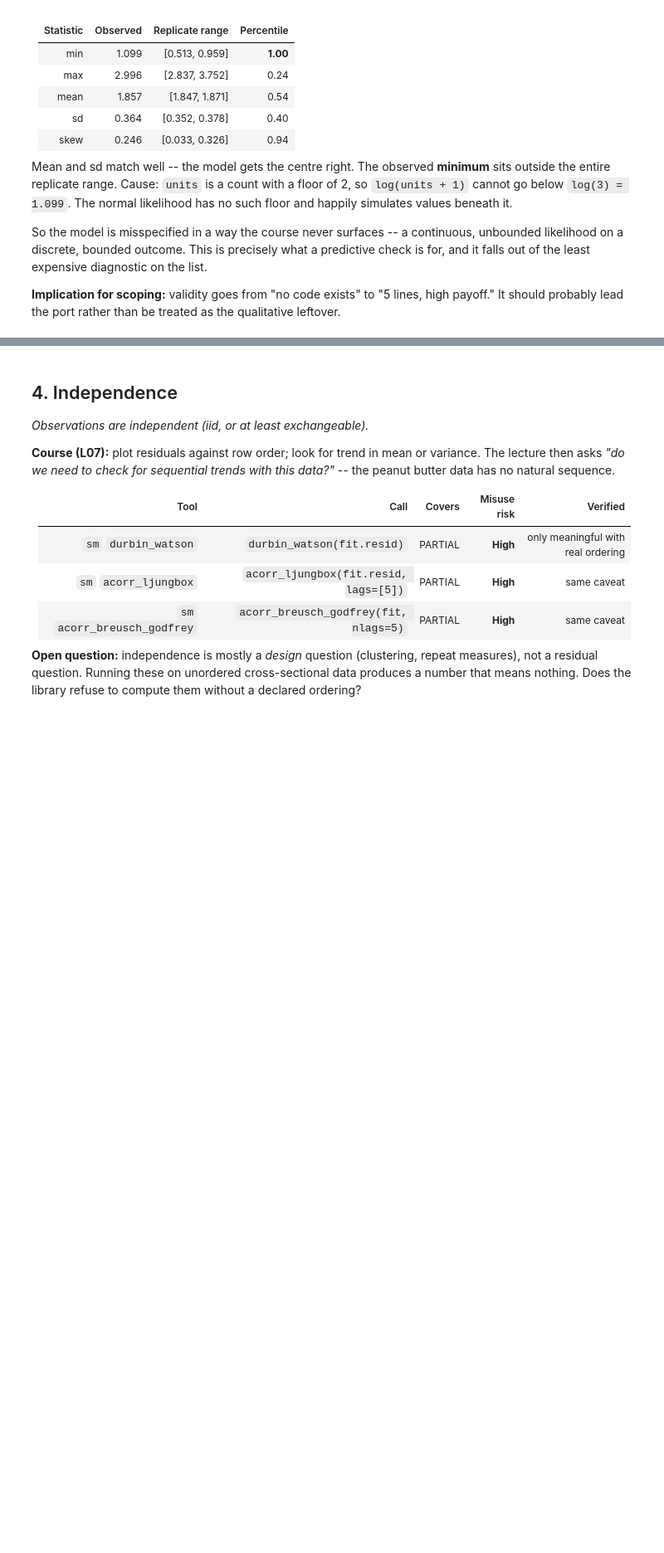
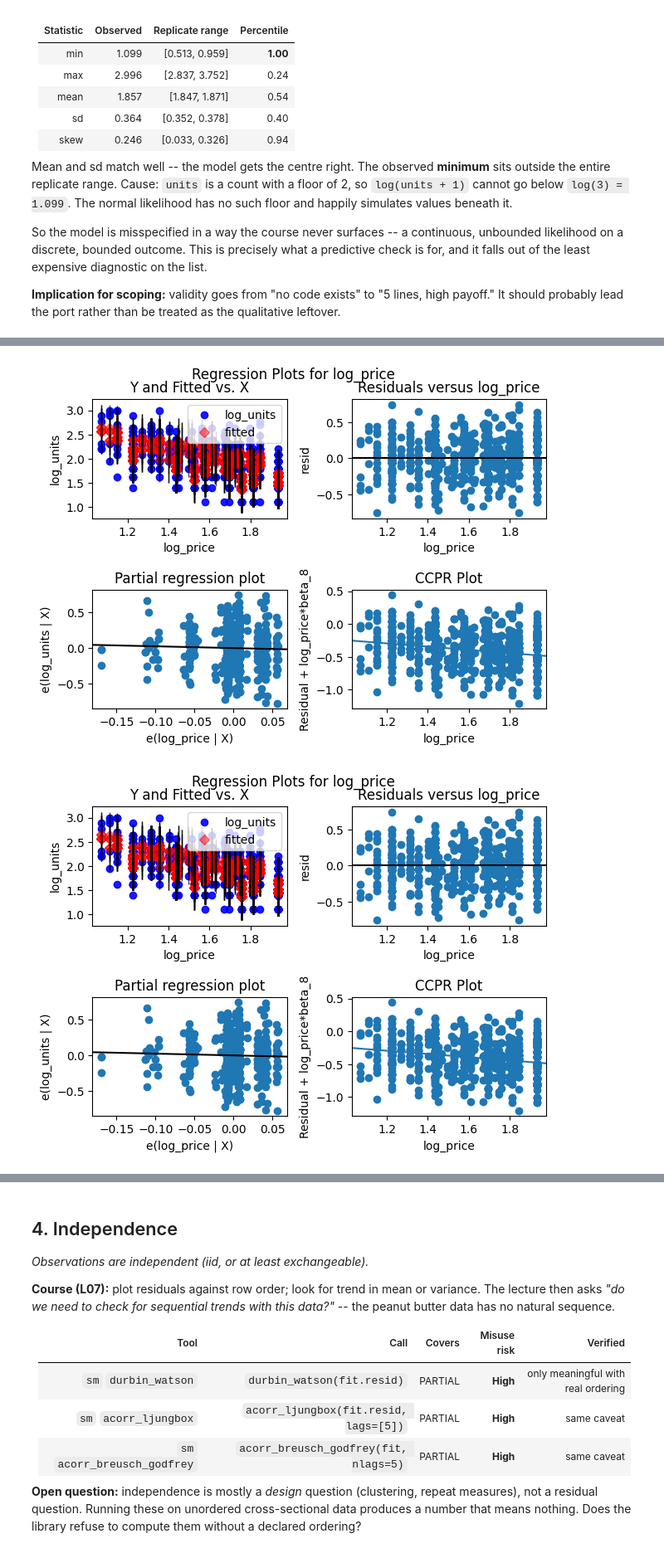
Before and after one commit to marcdotson/data-5600, a Jupyter notebook: code/assumption_notes_3.ipynb, the cells around one changed output, grey strips where cells are left out. Shown at 83% size. Saved outputs shown, nothing was run; the diff lists cells and outputs as text; code cells hidden in the pictures; blank space fills up the shorter version.

```diff
--- a/code/assumption_notes_3.ipynb
+++ b/code/assumption_notes_3.ipynb
@@ -291,3 +322,8 @@ for name, m in [("OLS", fit), ("GLM", glm)]:
 **Priority gap:** the one diagnostic unique to logistic regression is the one with no implementation.
 # %%
 # scratch: 3. Linearity
+
+sm.graphics.plot_regress_exog(fit, "log_price")
+# %% [output]
+[figure, added]
+[figure, added]
```
Also changed, not shown: parts of 12 cells of this notebook, 1 other file.
